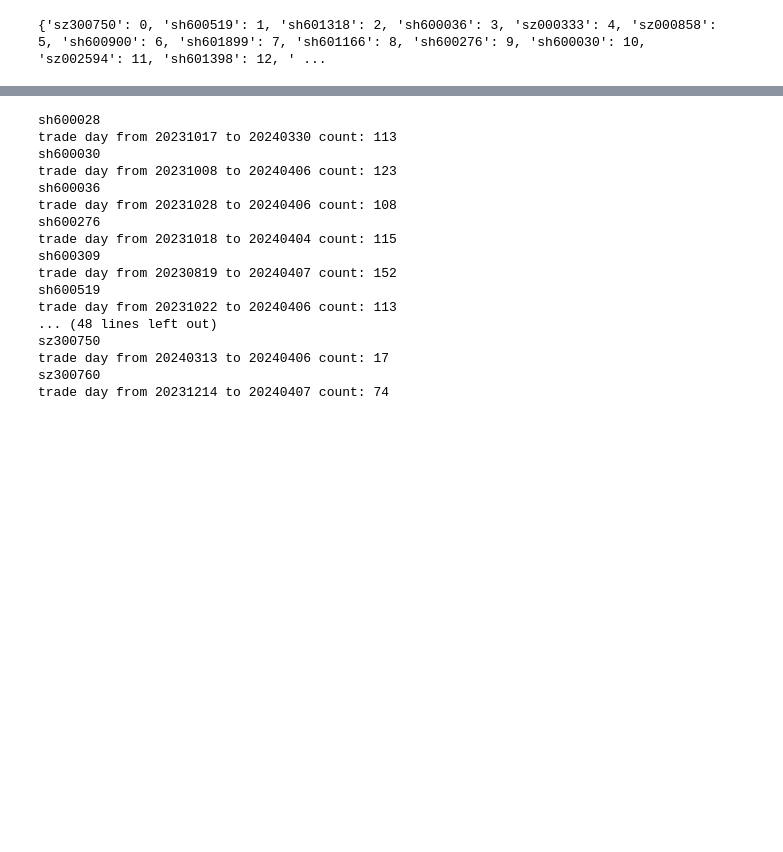
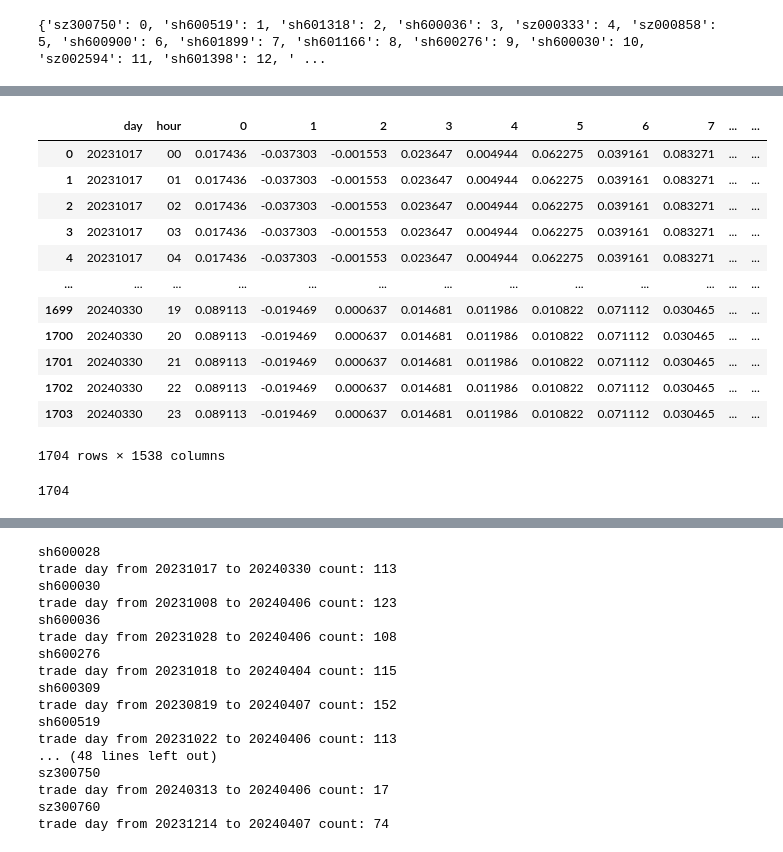
Before and after one commit to zhangmaosen/zms, a Jupyter notebook: etl/index_300_embdding.ipynb, the cells around one changed output, grey strips where cells are left out. Cells and saved outputs as stored; diff of their text form; code cells hidden in the pictures; blank space fills up the shorter version.

```diff
--- a/etl/index_300_embdding.ipynb
+++ b/etl/index_300_embdding.ipynb
@@ -38,0 +123,20 @@ print(dict_arr)
+# %%
+new_group
+# %% [output]
+|  | day | hour | 0 | 1 | 2 | 3 | 4 | 5 | 6 | 7 | ... | ... |
+| 0 | 20231017 | 00 | 0.017436 | -0.037303 | -0.001553 | 0.023647 | 0.004944 | 0.062275 | 0.039161 | 0.083271 | ... | ... |
+| 1 | 20231017 | 01 | 0.017436 | -0.037303 | -0.001553 | 0.023647 | 0.004944 | 0.062275 | 0.039161 | 0.083271 | ... | ... |
+| 2 | 20231017 | 02 | 0.017436 | -0.037303 | -0.001553 | 0.023647 | 0.004944 | 0.062275 | 0.039161 | 0.083271 | ... | ... |
+| 3 | 20231017 | 03 | 0.017436 | -0.037303 | -0.001553 | 0.023647 | 0.004944 | 0.062275 | 0.039161 | 0.083271 | ... | ... |
+| 4 | 20231017 | 04 | 0.017436 | -0.037303 | -0.001553 | 0.023647 | 0.004944 | 0.062275 | 0.039161 | 0.083271 | ... | ... |
+| ... | ... | ... | ... | ... | ... | ... | ... | ... | ... | ... | ... | ... |
+| 1699 | 20240330 | 19 | 0.089113 | -0.019469 | 0.000637 | 0.014681 | 0.011986 | 0.010822 | 0.071112 | 0.030465 | ... | ... |
+| 1700 | 20240330 | 20 | 0.089113 | -0.019469 | 0.000637 | 0.014681 | 0.011986 | 0.010822 | 0.071112 | 0.030465 | ... | ... |
+| 1701 | 20240330 | 21 | 0.089113 | -0.019469 | 0.000637 | 0.014681 | 0.011986 | 0.010822 | 0.071112 | 0.030465 | ... | ... |
+| 1702 | 20240330 | 22 | 0.089113 | -0.019469 | 0.000637 | 0.014681 | 0.011986 | 0.010822 | 0.071112 | 0.030465 | ... | ... |
+| 1703 | 20240330 | 23 | 0.089113 | -0.019469 | 0.000637 | 0.014681 | 0.011986 | 0.010822 | 0.071112 | 0.030465 | ... | ... |
+1704 rows × 1538 columns
+# %%
+71*24
+# %% [output]
+1704
```
Also changed, not shown: parts of 7 cells of this notebook, 10 other files.
